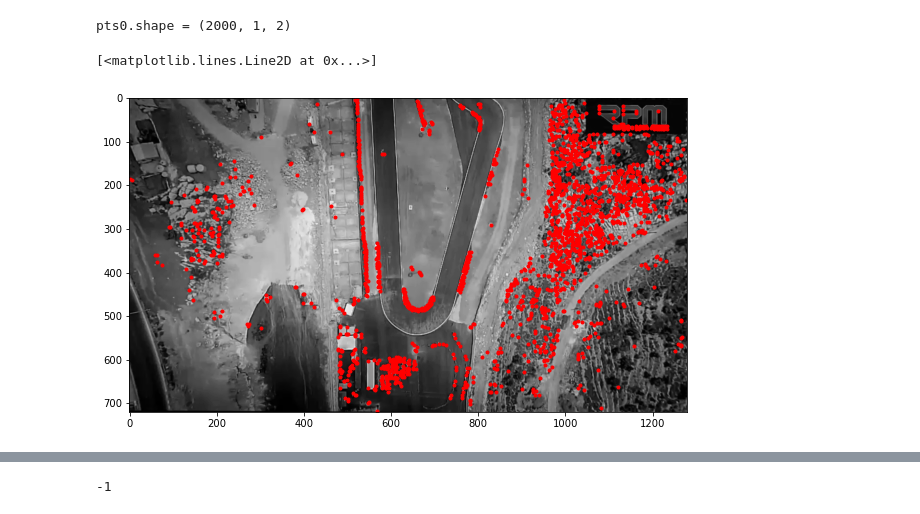
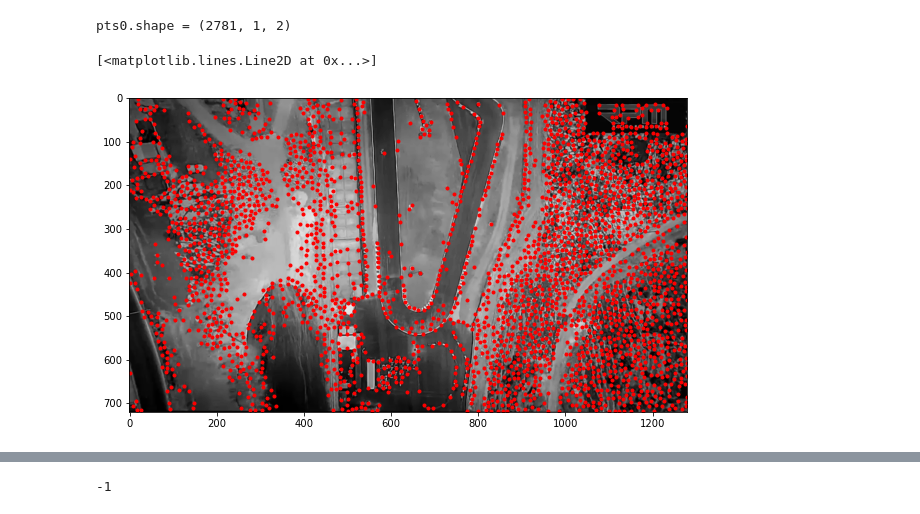
Before and after one commit to YakovM93/CompVision-p3, a Jupyter notebook: Untitled.ipynb, the cells around one changed output, grey strips where cells are left out. Cells and saved outputs as stored; diff of their text form; code cells hidden in the pictures.

```diff
--- a/Untitled.ipynb
+++ b/Untitled.ipynb
@@ -184,25 +184,25 @@ lk_params = dict( winSize  = (5,5),
 # %%
 cap = cv2.VideoCapture('stabilized.mp4')
 
 # params for corner detection:
-feature_params = dict( maxCorners = 2000,
-                       qualityLevel = 0.001,
-                       minDistance = 4,
-                       blockSize = 5 )
+feature_params = dict( maxCorners = 4000,
+                       qualityLevel = 0.01,
+                       minDistance = 10,
+                       blockSize = 3 )
 
 # Take the first frame and find corners in it
 ret, F0 = cap.read()
 F0_gray = cv2.cvtColor(F0, cv2.COLOR_BGR2GRAY)
 
 pts0 = cv2.goodFeaturesToTrack(F0_gray, mask = None, **feature_params)
 print('pts0.shape =',pts0.shape)
 
 plt.imshow(F0_gray)
 plt.plot(pts0[:,0,0], pts0[:,0,1],'.r')
 # %% [output]
-pts0.shape = (2000, 1, 2)
+pts0.shape = (2781, 1, 2)
 [<matplotlib.lines.Line2D at 0x...>]
-[figure, old version]
+[figure, new version]
 # %%
 # Take the next frame:
 for _ in range(5):
```
Also changed, not shown: parts of 10 cells of this notebook, 2 other files.
